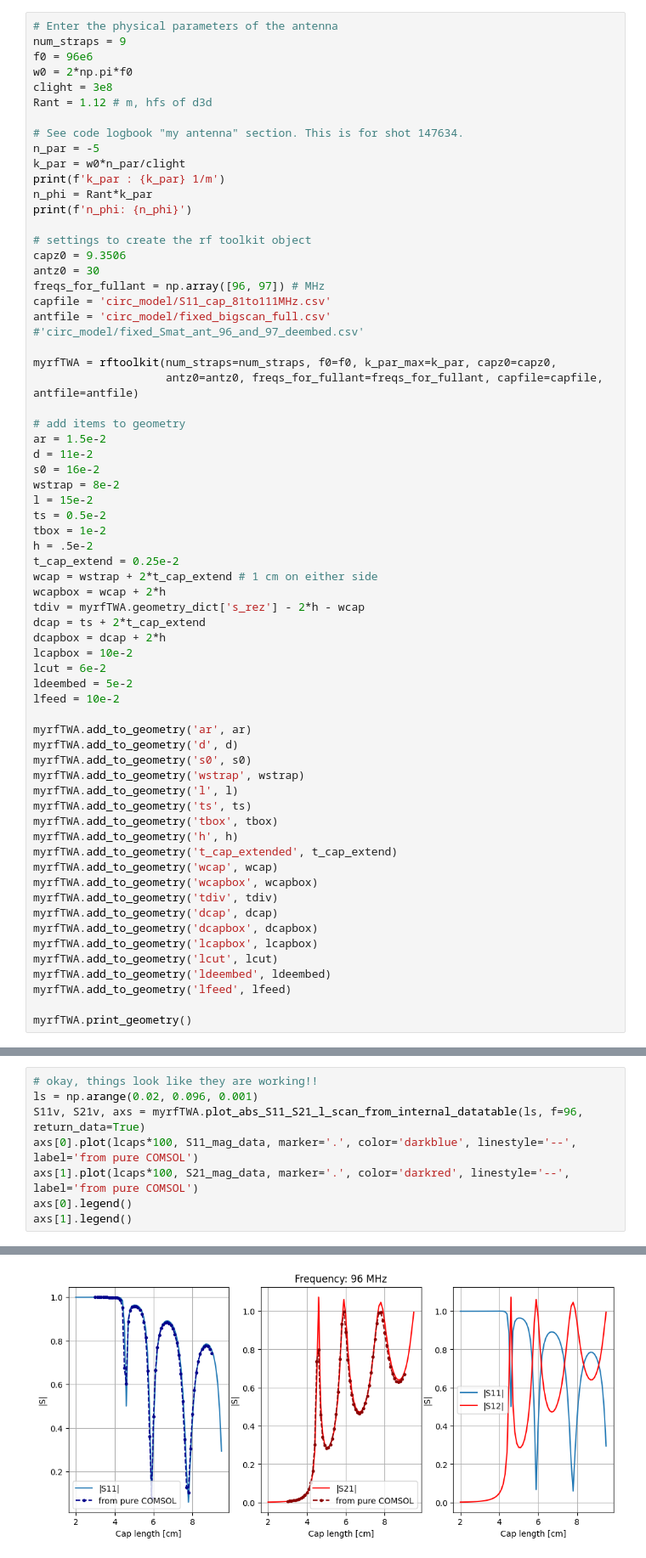
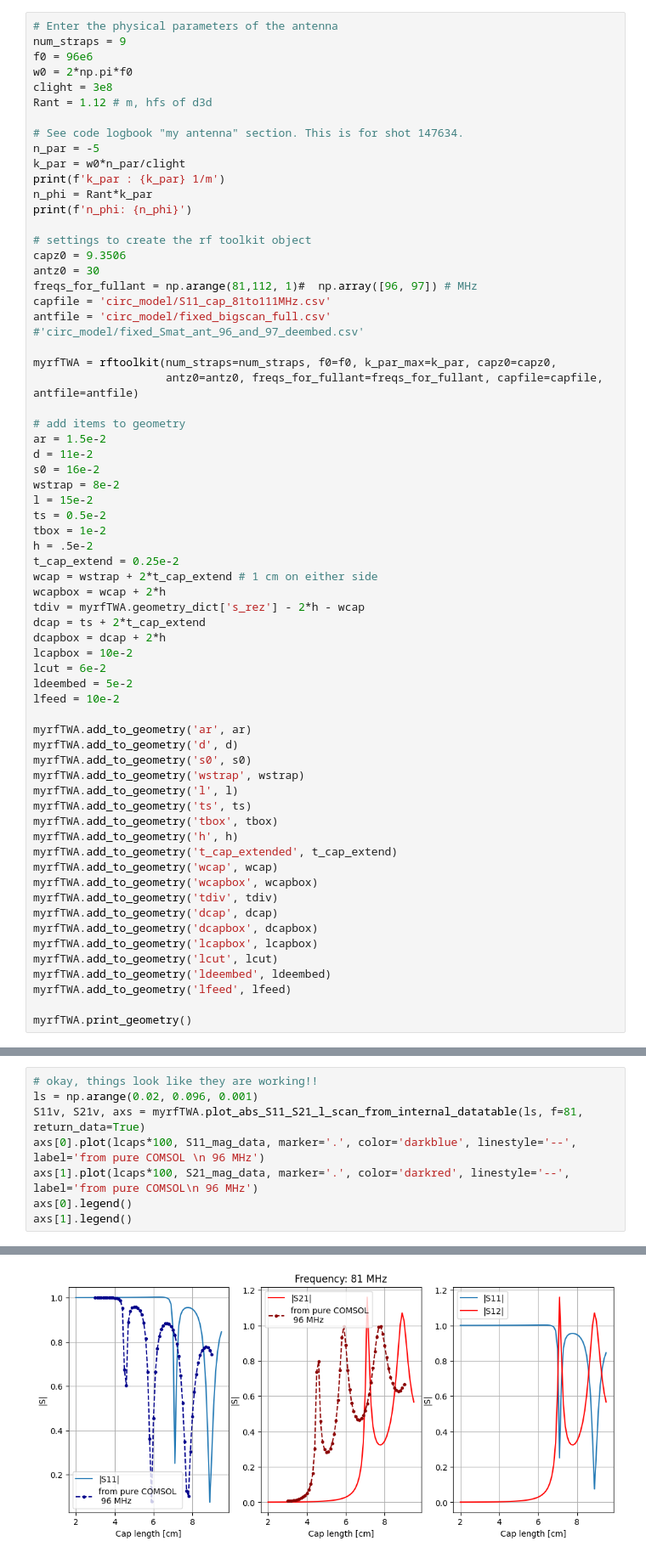
Before and after one commit to vandelij/TWA_circuit, a Jupyter notebook: testing_new_class.ipynb, the cells around one changed output, grey strips where cells are left out. Shown at 85% size. Saved outputs shown, nothing was run; the diff lists cells and outputs as text.

Commit message:
added the ant f scan

```diff
--- a/testing_new_class.ipynb
+++ b/testing_new_class.ipynb
@@ -23,7 +23,7 @@ print(f'n_phi: {n_phi}')
 # settings to create the rf toolkit object
 capz0 = 9.3506
 antz0 = 30
-freqs_for_fullant = np.array([96, 97]) # MHz
+freqs_for_fullant = np.arange(81,112, 1)#  np.array([96, 97]) # MHz
 capfile = 'circ_model/S11_cap_81to111MHz.csv'
 antfile = 'circ_model/fixed_bigscan_full.csv' #'circ_model/fixed_Smat_ant_96_and_97_deembed.csv'
 
@@ -167,11 +191,11 @@ lcaps, S11_mag_data, S21_mag_data = get_ant_S_11_21(filename2)
 # %%
 # okay, things look like they are working!!
 ls = np.arange(0.02, 0.096, 0.001)
-S11v, S21v, axs = myrfTWA.plot_abs_S11_S21_l_scan_from_internal_datatable(ls, f=96, return_data=True)
-axs[0].plot(lcaps*100, S11_mag_data, marker='.', color='darkblue', linestyle='--', label='from pure COMSOL')
-axs[1].plot(lcaps*100, S21_mag_data, marker='.', color='darkred', linestyle='--', label='from pure COMSOL')
+S11v, S21v, axs = myrfTWA.plot_abs_S11_S21_l_scan_from_internal_datatable(ls, f=81, return_data=True)
+axs[0].plot(lcaps*100, S11_mag_data, marker='.', color='darkblue', linestyle='--', label='from pure COMSOL \n 96 MHz')
+axs[1].plot(lcaps*100, S21_mag_data, marker='.', color='darkred', linestyle='--', label='from pure COMSOL\n 96 MHz')
 axs[0].legend()
 axs[1].legend()
 # %% [output]
 <matplotlib.legend.Legend at 0x...>
-[figure, old version]
+[figure, new version]
```
Also changed, not shown: parts of 4 cells of this notebook, 1 other file.
